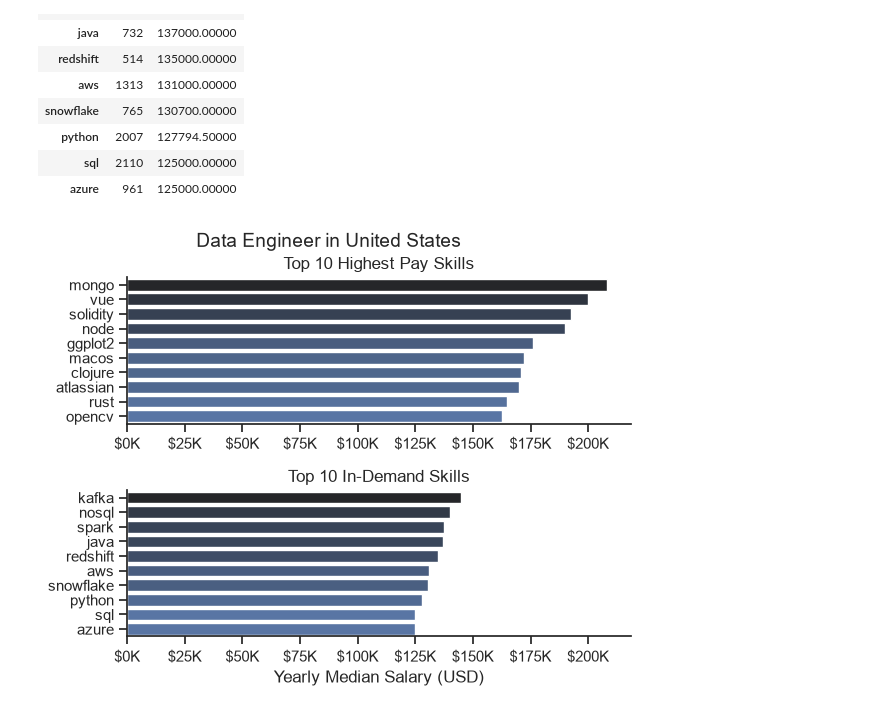
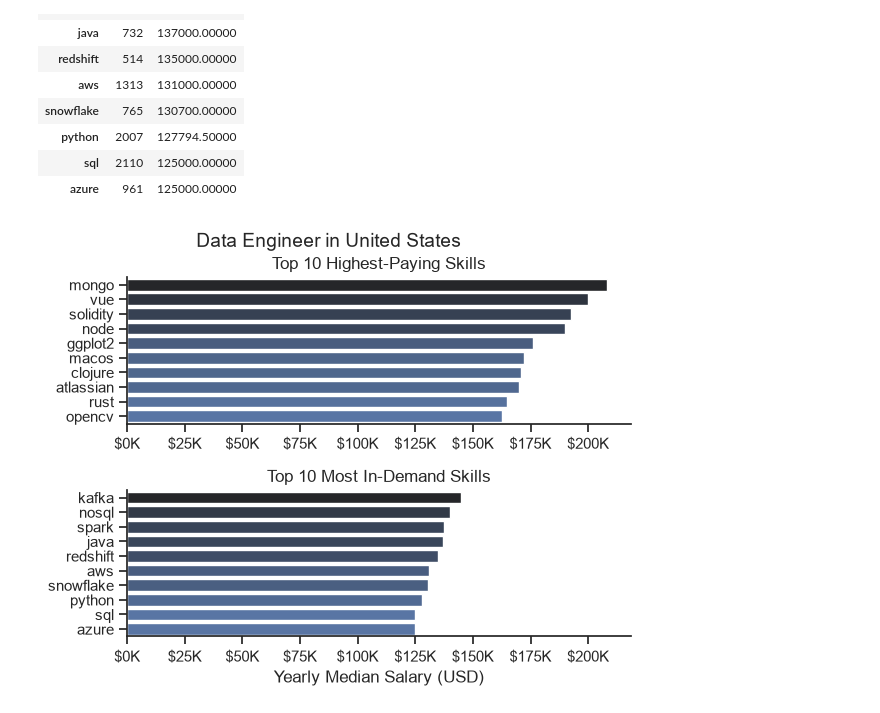
Before and after one commit to lazuardi-b/python_data_engineer_job_market_analysis, a Jupyter notebook: notebooks/03_Skills_Salary.ipynb, the cells around one changed output. Cells and saved outputs as stored; diff of their text form; code cells hidden in the pictures.

```diff
--- a/notebooks/03_Skills_Salary.ipynb
+++ b/notebooks/03_Skills_Salary.ipynb
@@ -1,26 +1,23 @@
 # %% [markdown]
 ## Salary Analysis
 # %%
-# load libraries
-import numpy as np
+# import libraries
+import ast
+
 import pandas as pd
 import matplotlib.pyplot as plt
 import seaborn as sns
 from datasets import load_dataset
-import ast
 
 # load dataset
 dataset = load_dataset('lukebarousse/data_jobs')
 df = dataset['train'].to_pandas()
 
-# clean-up
+# clean data
 df['job_posted_date'] = pd.to_datetime(df['job_posted_date'])
 
 df['job_skills'] = df['job_skills'].apply(
-    lambda x:
-        ast.literal_eval(x)
-        if pd.notna(x)
-        else(x)
+    lambda x: ast.literal_eval(x) if pd.notna(x) else x
 )
 # %% [output]
 Warning: You are sending unauthenticated requests to the HF Hub. Please set a HF_TOKEN to enable higher rate limits and faster downloads.
@@ -169,42 +169,51 @@ df_top_skills
 | sql | 2110 | 125000.00000 |
 | azure | 961 | 125000.00000 |
 # %%
-# sub plot it for both
-
+# Plot salary comparison
 fig, ax = plt.subplots(2, 1)
 
-# top 10 Highest Pay Skills
-sns.barplot(data=df_top_pay, x='median', y=df_top_pay.index, ax=ax[0], hue='median', palette='dark:b_r')
+# Plot top 10 highest-paying skills
+sns.barplot(
+    data=df_top_pay,
+    x='median',
+    y=df_top_pay.index,
+    ax=ax[0],
+    hue='median',
+    palette='dark:b_r'
+)
 
-# top 10 Most In-Demand Skills
-sns.barplot(data=df_top_skills, x='median', y=df_top_skills.index, ax=ax[1], hue='median', palette='dark:b_r')
+# Plot top 10 most in-demand skills
+sns.barplot(
+    data=df_top_skills,
+    x='median',
+    y=df_top_skills.index,
+    ax=ax[1],
+    hue='median',
+    palette='dark:b_r'
+)
 
-sns.set_theme(style='ticks')
 sns.despine()
+
 fig.suptitle('Data Engineer in United States', fontsize=14)
 fig.tight_layout()
 
-ax[0].set_title('Top 10 Highest Pay Skills')
+ax[0].set_title('Top 10 Highest-Paying Skills')
 ax[0].legend().remove()
 ax[0].set_xlabel('')
 ax[0].set_ylabel('')
-ax[0].xaxis.set_major_formatter(plt.FuncFormatter(
-    lambda x, _:
-        f'${int(x / 1000)}K'
-    )
+ax[0].xaxis.set_major_formatter(
+    plt.FuncFormatter(lambda x, _: f'${int(x / 1000)}K')
 )
 
-ax[1].set_title('Top 10 In-Demand Skills')
+ax[1].set_title('Top 10 Most In-Demand Skills')
 ax[1].legend().remove()
 ax[1].set_xlabel('Yearly Median Salary (USD)')
 ax[1].set_ylabel('')
 ax[1].set_xlim(ax[0].get_xlim())
-ax[1].xaxis.set_major_formatter(plt.FuncFormatter(
-    lambda x, _:
-        f'${int(x / 1000)}K'
-    )
+ax[1].xaxis.set_major_formatter(
+    plt.FuncFormatter(lambda x, _: f'${int(x / 1000)}K')
 )
 
 plt.show()
 # %% [output]
-[figure, old version]
+[figure, new version]
```
Also changed, not shown: parts of 1 cell of this notebook, 4 other files.
